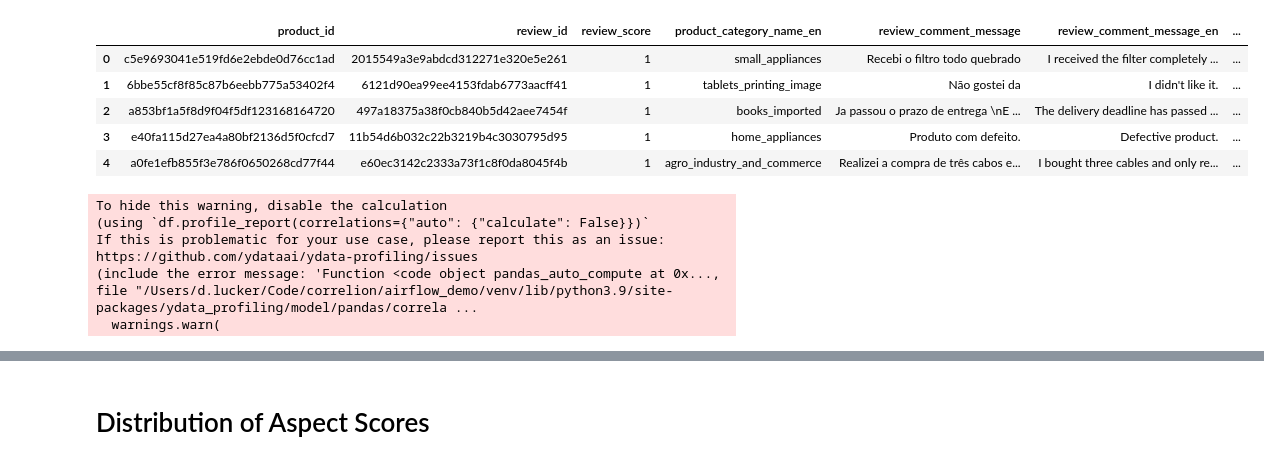
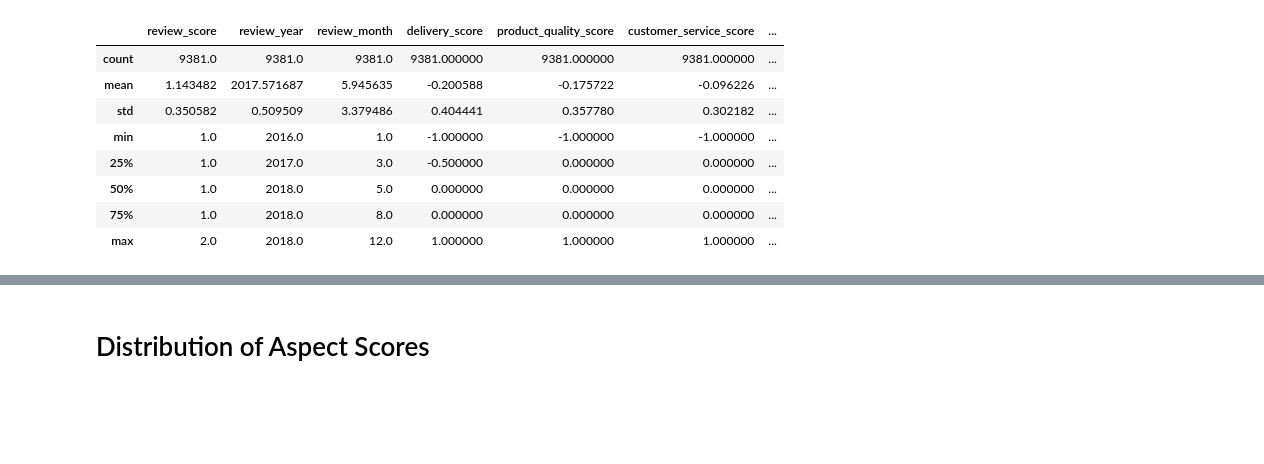
Before and after one commit to alderaan/airflow_llm_enhanced_etl_pipeline, a Jupyter notebook: notebooks/Aspect Score Visualization.ipynb, the cells around one changed output, grey strips where cells are left out. Saved outputs shown, nothing was run; the diff lists cells and outputs as text; code cells hidden in the pictures; blank space fills up the shorter version.

```diff
--- a/notebooks/Aspect Score Visualization.ipynb
+++ b/notebooks/Aspect Score Visualization.ipynb
@@ -32,18 +30,12 @@ df.head()
 # %%
-df.head()
+df.describe()
 # %% [output]
-|  | product_id | review_id | review_score | product_category_name_en | review_comment_message | review_comment_message_en | ... |
-| 0 | c5e9693041e519fd6e2ebde0d76cc1ad | 2015549a3e9abdcd312271e320e5e261 | 1 | small_appliances | Recebi o filtro todo quebrado | I received the filter completely ... | ... |
-| 1 | 6bbe55cf8f85c87b6eebb775a53402f4 | 6121d90ea99ee4153fdab6773aacff41 | 1 | tablets_printing_image | Não gostei da | I didn't like it. | ... |
-| 2 | a853bf1a5f8d9f04f5df123168164720 | 497a18375a38f0cb840b5d42aee7454f | 1 | books_imported | Ja passou o prazo de entrega \nE ... | The delivery deadline has passed ... | ... |
-| 3 | e40fa115d27ea4a80bf2136d5f0cfcd7 | 11b54d6b032c22b3219b4c3030795d95 | 1 | home_appliances | Produto com defeito. | Defective product. | ... |
-| 4 | a0fe1efb855f3e786f0650268cd77f44 | e60ec3142c2333a73f1c8f0da8045f4b | 1 | agro_industry_and_commerce | Realizei a compra de três cabos e... | I bought three cables and only re... | ... |
+|  | review_score | review_year | review_month | delivery_score | product_quality_score | customer_service_score | ... |
+| count | 9381.0 | 9381.0 | 9381.0 | 9381.000000 | 9381.000000 | 9381.000000 | ... |
+| mean | 1.143482 | 2017.571687 | 5.945635 | -0.200588 | -0.175722 | -0.096226 | ... |
+| std | 0.350582 | 0.509509 | 3.379486 | 0.404441 | 0.357780 | 0.302182 | ... |
+| min | 1.0 | 2016.0 | 1.0 | -1.000000 | -1.000000 | -1.000000 | ... |
+| 25% | 1.0 | 2017.0 | 3.0 | -0.500000 | 0.000000 | 0.000000 | ... |
+| 50% | 1.0 | 2018.0 | 5.0 | 0.000000 | 0.000000 | 0.000000 | ... |
+| 75% | 1.0 | 2018.0 | 8.0 | 0.000000 | 0.000000 | 0.000000 | ... |
+| max | 2.0 | 2018.0 | 12.0 | 1.000000 | 1.000000 | 1.000000 | ... |
-# %%
-create_report(df, "aspect")
-# %% [output]
-To hide this warning, disable the calculation
-(using `df.profile_report(correlations={"auto": {"calculate": False}})`
-If this is problematic for your use case, please report this as an issue:
-https://github.com/ydataai/ydata-profiling/issues
-(include the error message: 'Function <code object pandas_auto_compute at 0x..., file "/Users/d.lucker/Code/correlion/airflow_demo/venv/lib/python3.9/site-packages/ydata_profiling/model/pandas/correla ...
-  warnings.warn(
```
Also changed, not shown: parts of 24 cells of this notebook, 1 other file.
